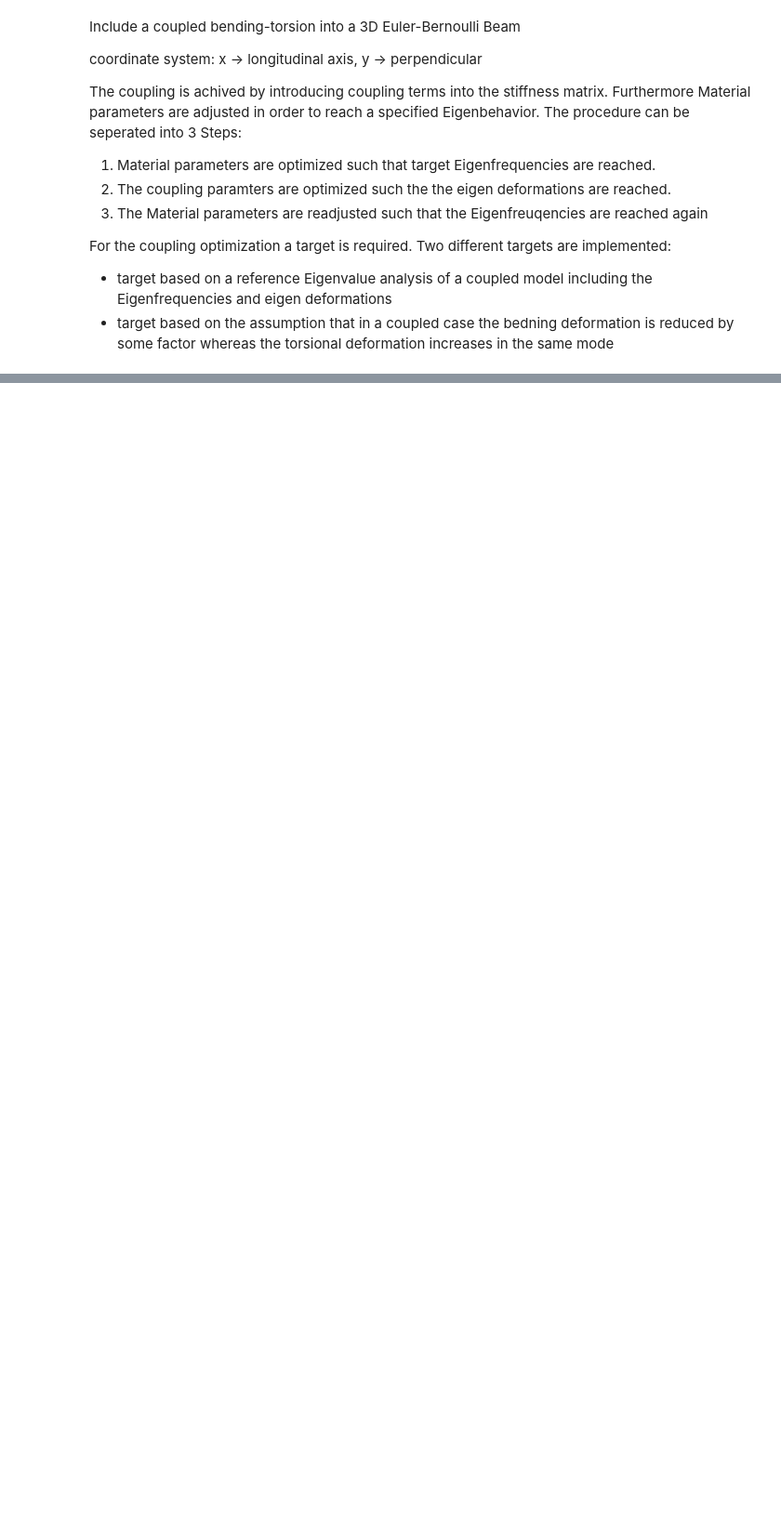
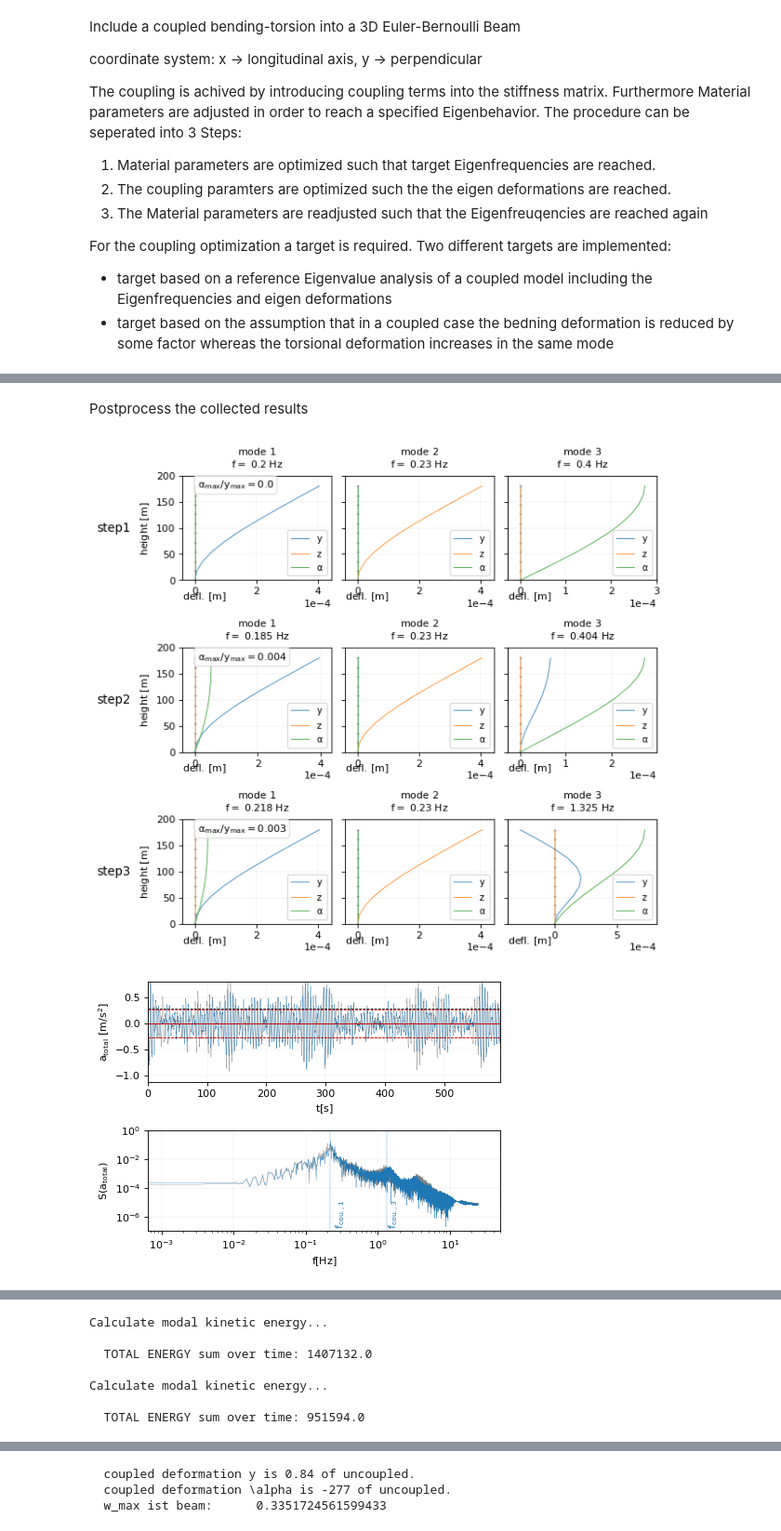
Before and after one commit to JoZimmer/CoupledBeams, a Jupyter notebook: 3DBeam/run_model.ipynb, the cells around one changed output, grey strips where cells are left out. Shown at 93% size. Cells and saved outputs as stored; diff of their text form; code cells hidden in the pictures; blank space fills up the shorter version.

```diff
--- a/3DBeam/run_model.ipynb
+++ b/3DBeam/run_model.ipynb
@@ -66,0 +69,11 @@ else:
+# %%
+postprocess_parameters = {
+                  'show_plots':True,
+                  'savefig':False,
+                  'optimization_procedure':{'intermediate_eigenmodes':True, 'objective_function':False},
+                  'eigenmodes':{'do':False, 'n_modes':3, 'add_max_val':False, 'max_norm':False, 'rad_scale':True, 'caarc_A_only':False}, # with ajdusted frequencies
+                  'static_analysis':{'do':False, 'load_directions':['y','a']},
+                  'dynamic_analysis':{'do':True, 'time_hist':True, 'comp_stats':True,'comp_energy':True, 'normed':False,
+                                                 'response':'total','response_type':'acceleration', 'node_id':10,'save_object':False, #response: use 'total' for acceleration total
+                                                 'stats':['mean', 'std','max_est'],'unit':'MN', 'save_suffix':'_couple_uncouple_quer_1'},
+                 }
@@ -66,0 +140,16 @@ else:
+# %%
+coupling_opt = Optimizations(beam, optimization_parameters)
+
+var_to_optimize = optimization_parameters['var_to_optimize']
+if var_to_optimize != 'both':
+   # optimize onyl one stiffness variable
+   coupling_opt.eigen_ya_stiffness_opt(which = var_to_optimize)
+else:
+   # optimizing both stiffness variabels
+   coupling_opt.eigen_vectorial_ya_opt(target_to_use=optimization_parameters['coupling_target'])
+
+intermediate_results['coupling_optimization'] = coupling_opt
+
+coupled_beam = beam.update_optimized_parameters(coupling_opt.optimized_design_params)
+intermediate_results['eigenfrequencies'].append(coupled_beam.eigenfrequencies)
+intermediate_results['eigenmodes'].append(coupled_beam.eigenmodes)
@@ -66,0 +218,19 @@ else:
+# %% [markdown]
+Postprocess the collected results
+# %%
+plt.rcParams['text.latex.preamble']=[r"\usepackage{lmodern}"]
+
+width = utils.cm2inch(14)
+height = utils.cm2inch(10)
+
+latex = False
+savefig = False
+
+plot_params = plot_settings.get_params(width =width, height=height, usetex=latex, minor_ticks=False)
+
+plt.rcParams.update(plot_params)
+
+postprocess = Postprocess(postprocess_parameters, intermediate_results, beam, caarc_model=model)
+# %% [output]
+[figure, added]
+[figure, added]
@@ -66,0 +238,7 @@ else:
+Calculate modal kinetic energy...
+
+  TOTAL ENERGY sum over time: 1407132.0
+
+Calculate modal kinetic energy...
+
+  TOTAL ENERGY sum over time: 951594.0
@@ -66,0 +246,3 @@ else:
+  coupled deformation y is 0.84 of uncoupled.
+  coupled deformation \alpha is -277 of uncoupled.
+  w_max ist beam:      0.3351724561599433
```
Also changed, not shown: parts of 11 cells of this notebook.
